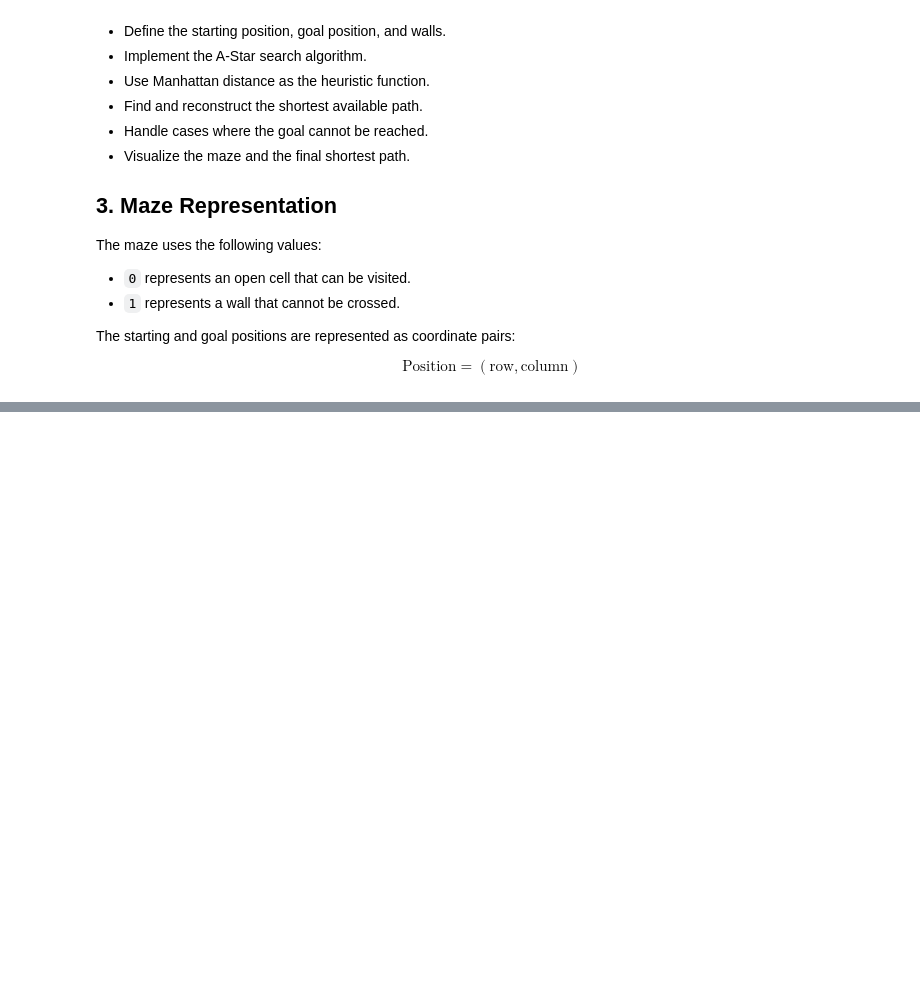
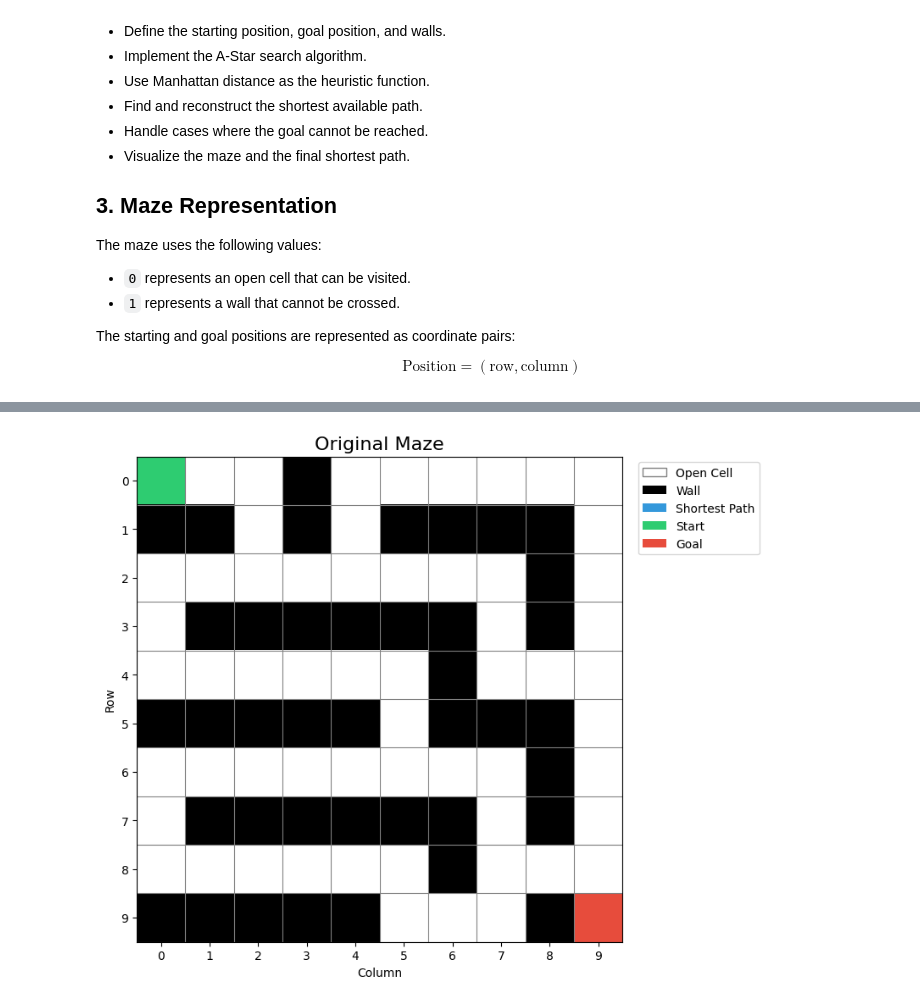
Before and after one commit to elias8080007/Syntecxhub_Maze_Solver, a Jupyter notebook: maze_solver_astar.ipynb, the cells around one changed output, grey strips where cells are left out. Drawn from its saved outputs; the diff is of its cells as text; code cells hidden in the pictures; blank space fills up the shorter version.

Commit message:
Complete A-Star maze solver with animation and interactive editor

```diff
--- a/maze_solver_astar.ipynb
+++ b/maze_solver_astar.ipynb
@@ -49,0 +110,85 @@ $$
+# %%
+from matplotlib.patches import Patch
+
+
+def visualize_maze(maze, start, goal, path=None, title="Maze"):
+    visual_maze = maze.copy()
+
+    if path is not None:
+        for row, column in path:
+            visual_maze[row, column] = 2
+
+    visual_maze[start] = 3
+    visual_maze[goal] = 4
+
+    colors = ListedColormap([
+        "white",      # Open cell
+        "black",      # Wall
+        "#3498DB",    # Shortest path
+        "#2ECC71",    # Starting position
+        "#E74C3C"     # Goal position
+    ])
+
+    figure, axis = plt.subplots(figsize=(8, 8))
+
+    axis.imshow(
+        visual_maze,
+        cmap=colors,
+        vmin=0,
+        vmax=4
+    )
+
+    axis.set_xticks(range(maze.shape[1]))
+    axis.set_yticks(range(maze.shape[0]))
+
+    axis.set_xticks(
+        np.arange(-0.5, maze.shape[1], 1),
+        minor=True
+    )
+    axis.set_yticks(
+        np.arange(-0.5, maze.shape[0], 1),
+        minor=True
+    )
+
+    axis.grid(
+        which="minor",
+        color="gray",
+        linewidth=0.8
+    )
+
+    axis.tick_params(
+        which="minor",
+        bottom=False,
+        left=False
+    )
+
+    legend_items = [
+        Patch(facecolor="white", edgecolor="gray", label="Open Cell"),
+        Patch(facecolor="black", label="Wall"),
+        Patch(facecolor="#3498DB", label="Shortest Path"),
+        Patch(facecolor="#2ECC71", label="Start"),
+        Patch(facecolor="#E74C3C", label="Goal")
+    ]
+
+    axis.legend(
+        handles=legend_items,
+        bbox_to_anchor=(1.02, 1),
+        loc="upper left"
+    )
+
+    axis.set_title(title, fontsize=16)
+    axis.set_xlabel("Column")
+    axis.set_ylabel("Row")
+
+    plt.tight_layout()
+    plt.show()
+
+
+visualize_maze(
+    maze,
+    start,
+    goal,
+    title="Original Maze"
+)
+# %% [output]
+[figure, added]
```
Also changed, not shown: parts of 18 cells of this notebook.
